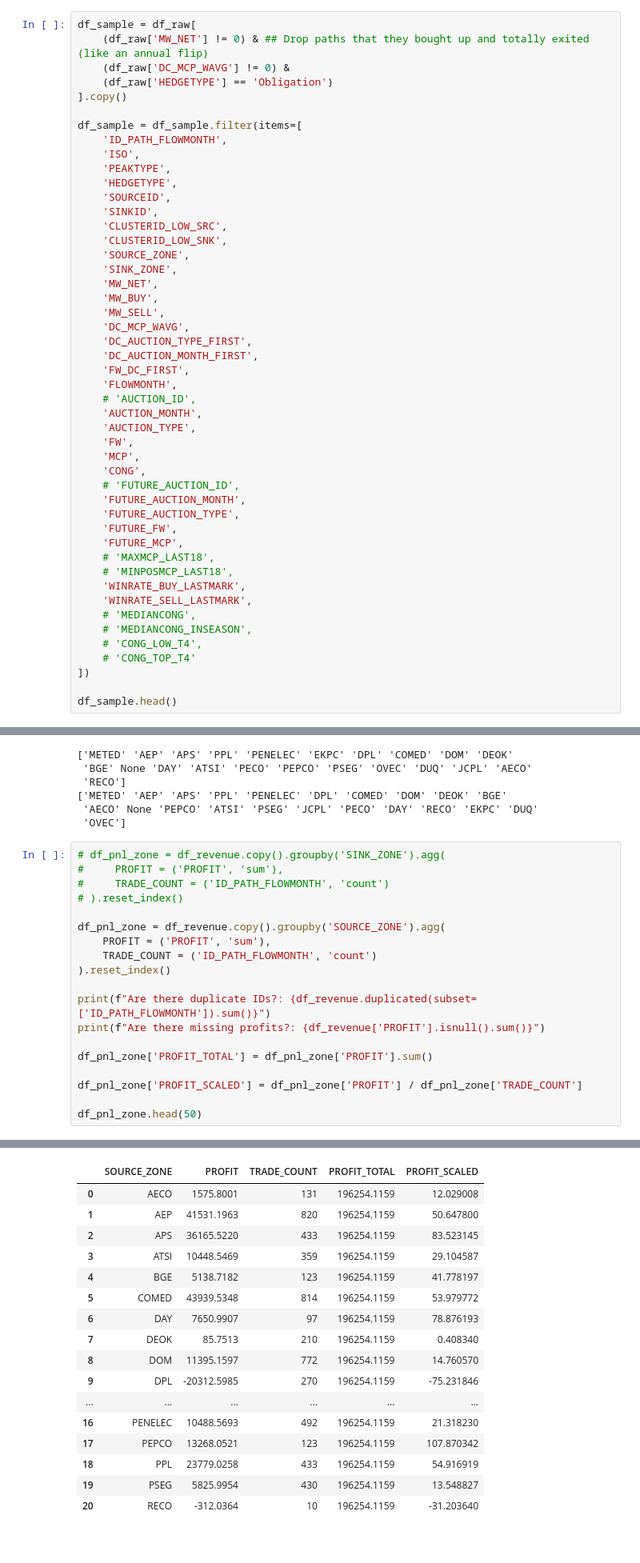
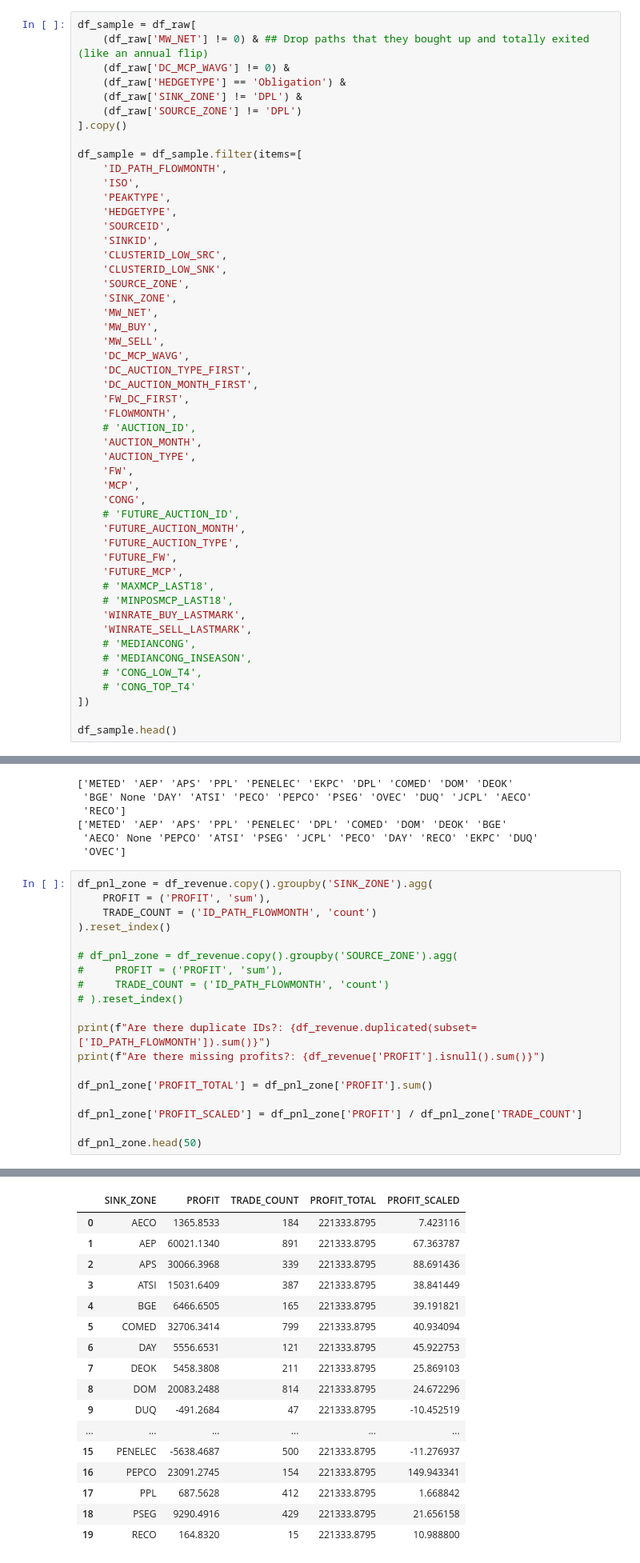
Before and after one commit to sasha-viribus/dc_forwards, a Jupyter notebook: exploratory_withcluster_1.ipynb, the cells around one changed output, grey strips where cells are left out. Shown: that part at 80% size. Saved outputs shown, nothing was run; the diff lists cells and outputs as text.

```diff
--- a/exploratory_withcluster_1.ipynb
+++ b/exploratory_withcluster_1.ipynb
@@ -71,7 +71,9 @@ df_raw.describe()
 df_sample = df_raw[
     (df_raw['MW_NET'] != 0) & ## Drop paths that they bought up and totally exited (like an annual flip)
     (df_raw['DC_MCP_WAVG'] != 0) &
-    (df_raw['HEDGETYPE'] == 'Obligation')
+    (df_raw['HEDGETYPE'] == 'Obligation') &
+    (df_raw['SINK_ZONE'] != 'DPL') &
+    (df_raw['SOURCE_ZONE'] != 'DPL')
 ].copy()
 
 df_sample = df_sample.filter(items=[
@@ -578,44 +580,44 @@ print(df_revenue['SINK_ZONE'].unique())
  'AECO' None 'PEPCO' 'ATSI' 'PSEG' 'JCPL' 'PECO' 'DAY' 'RECO' 'EKPC' 'DUQ'
  'OVEC']
 # %%
-# df_pnl_zone = df_revenue.copy().groupby('SINK_ZONE').agg(
+df_pnl_zone = df_revenue.copy().groupby('SINK_ZONE').agg(
+    PROFIT = ('PROFIT', 'sum'),
+    TRADE_COUNT = ('ID_PATH_FLOWMONTH', 'count')
+).reset_index()
+
+# df_pnl_zone = df_revenue.copy().groupby('SOURCE_ZONE').agg(
 #     PROFIT = ('PROFIT', 'sum'),
 #     TRADE_COUNT = ('ID_PATH_FLOWMONTH', 'count')
 # ).reset_index()
-
-df_pnl_zone = df_revenue.copy().groupby('SOURCE_ZONE').agg(
-    PROFIT = ('PROFIT', 'sum'),
-    TRADE_COUNT = ('ID_PATH_FLOWMONTH', 'count')
-).reset_index()
 
 print(f"Are there duplicate IDs?: {df_revenue.duplicated(subset=['ID_PATH_FLOWMONTH']).sum()}")
 print(f"Are there missing profits?: {df_revenue['PROFIT'].isnull().sum()}")
 
 df_pnl_zone['PROFIT_TOTAL'] = df_pnl_zone['PROFIT'].sum()
 
 df_pnl_zone['PROFIT_SCALED'] = df_pnl_zone['PROFIT'] / df_pnl_zone['TRADE_COUNT']
 
 df_pnl_zone.head(50)
 # %% [output]
 Are there duplicate IDs?: 0
 Are there missing profits?: 0
-|  | SOURCE_ZONE | PROFIT | TRADE_COUNT | PROFIT_TOTAL | PROFIT_SCALED |
-| 0 | AECO | 1575.8001 | 131 | 196254.1159 | 12.029008 |
-| 1 | AEP | 41531.1963 | 820 | 196254.1159 | 50.647800 |
-| 2 | APS | 36165.5220 | 433 | 196254.1159 | 83.523145 |
-| 3 | ATSI | 10448.5469 | 359 | 196254.1159 | 29.104587 |
-| 4 | BGE | 5138.7182 | 123 | 196254.1159 | 41.778197 |
-| 5 | COMED | 43939.5348 | 814 | 196254.1159 | 53.979772 |
-| 6 | DAY | 7650.9907 | 97 | 196254.1159 | 78.876193 |
-| 7 | DEOK | 85.7513 | 210 | 196254.1159 | 0.408340 |
-| 8 | DOM | 11395.1597 | 772 | 196254.1159 | 14.760570 |
-| 9 | DPL | -20312.5985 | 270 | 196254.1159 | -75.231846 |
+|  | SINK_ZONE | PROFIT | TRADE_COUNT | PROFIT_TOTAL | PROFIT_SCALED |
+| 0 | AECO | 1365.8533 | 184 | 221333.8795 | 7.423116 |
+| 1 | AEP | 60021.1340 | 891 | 221333.8795 | 67.363787 |
+| 2 | APS | 30066.3968 | 339 | 221333.8795 | 88.691436 |
+| 3 | ATSI | 15031.6409 | 387 | 221333.8795 | 38.841449 |
+| 4 | BGE | 6466.6505 | 165 | 221333.8795 | 39.191821 |
+| 5 | COMED | 32706.3414 | 799 | 221333.8795 | 40.934094 |
+| 6 | DAY | 5556.6531 | 121 | 221333.8795 | 45.922753 |
+| 7 | DEOK | 5458.3808 | 211 | 221333.8795 | 25.869103 |
+| 8 | DOM | 20083.2488 | 814 | 221333.8795 | 24.672296 |
+| 9 | DUQ | -491.2684 | 47 | 221333.8795 | -10.452519 |
 | ... | ... | ... | ... | ... | ... |
-| 16 | PENELEC | 10488.5693 | 492 | 196254.1159 | 21.318230 |
-| 17 | PEPCO | 13268.0521 | 123 | 196254.1159 | 107.870342 |
-| 18 | PPL | 23779.0258 | 433 | 196254.1159 | 54.916919 |
-| 19 | PSEG | 5825.9954 | 430 | 196254.1159 | 13.548827 |
-| 20 | RECO | -312.0364 | 10 | 196254.1159 | -31.203640 |
+| 15 | PENELEC | -5638.4687 | 500 | 221333.8795 | -11.276937 |
+| 16 | PEPCO | 23091.2745 | 154 | 221333.8795 | 149.943341 |
+| 17 | PPL | 687.5628 | 412 | 221333.8795 | 1.668842 |
+| 18 | PSEG | 9290.4916 | 429 | 221333.8795 | 21.656158 |
+| 19 | RECO | 164.8320 | 15 | 221333.8795 | 10.988800 |
 # %% [markdown]
 ## PnL in a cash flow sense
 # %%
```
Also changed, not shown: parts of 10 cells of this notebook, 2 other files.
